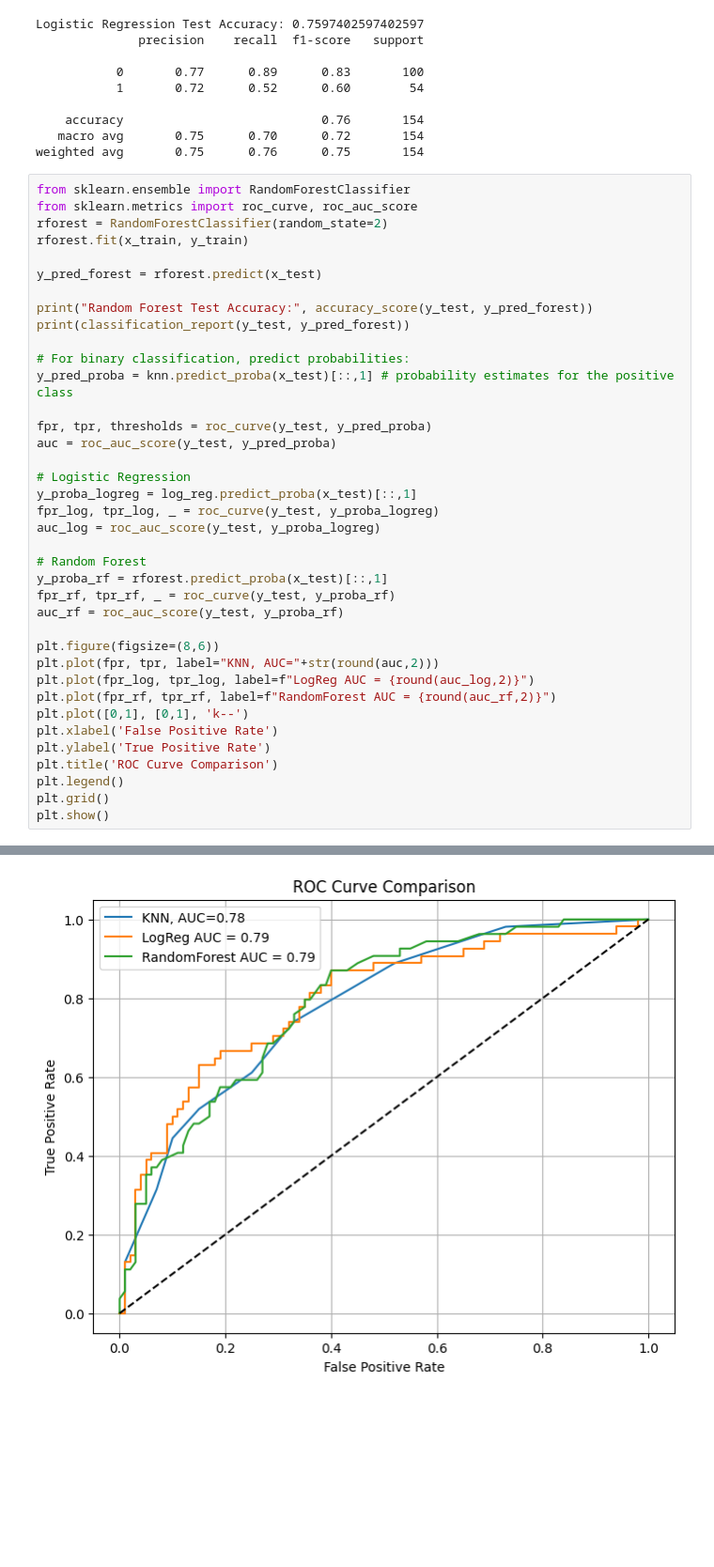
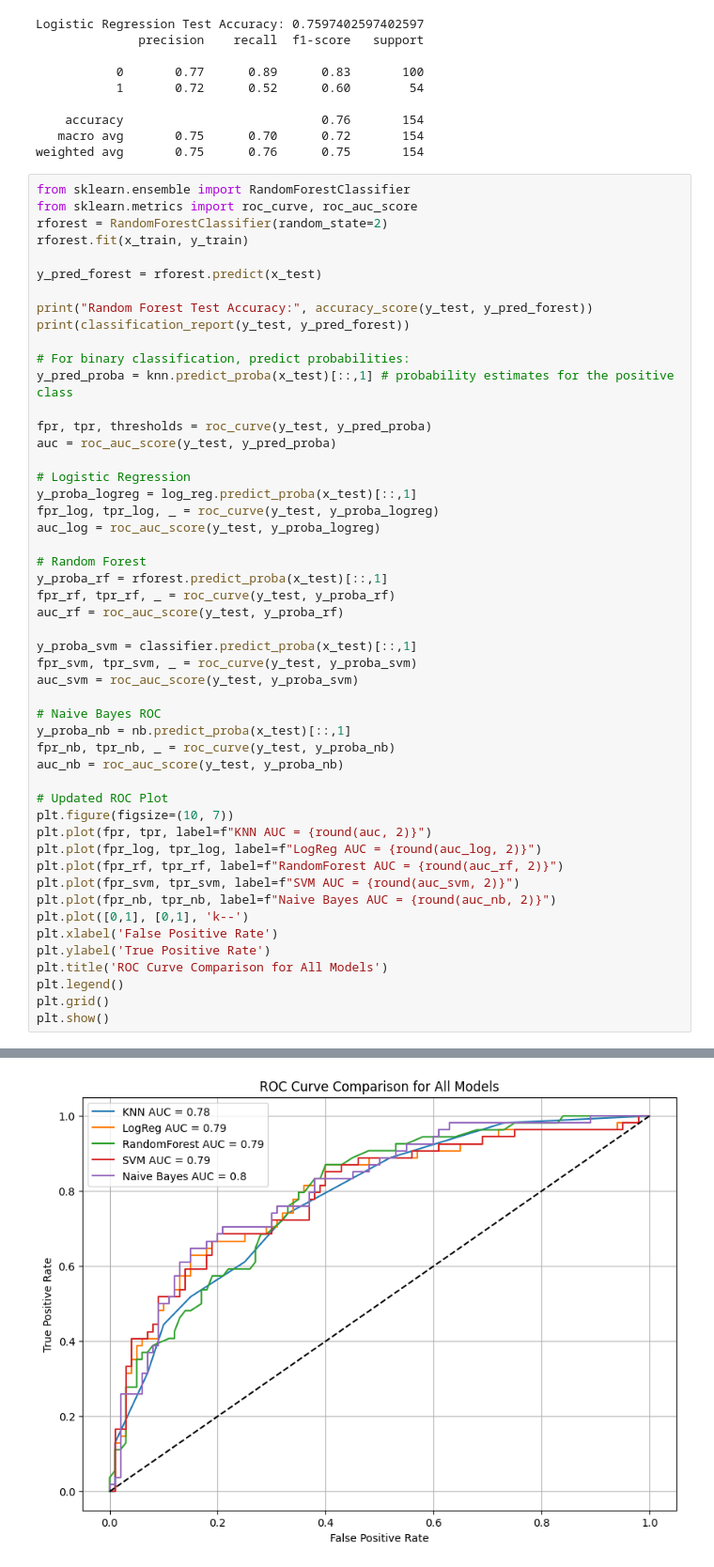
Before and after one commit to katyalmohit/diabetes_prediction_project, a Jupyter notebook: diabetes_prediction.ipynb, the cells around one changed output, grey strips where cells are left out. Shown at 94% size. Cells and saved outputs as stored; diff of their text form; blank space fills up the shorter version.

```diff
--- a/diabetes_prediction.ipynb
+++ b/diabetes_prediction.ipynb
@@ -432,39 +432,51 @@ y_pred_proba = knn.predict_proba(x_test)[::,1] # probability estimates for the p
 
 fpr, tpr, thresholds = roc_curve(y_test, y_pred_proba)
 auc = roc_auc_score(y_test, y_pred_proba)
 
 # Logistic Regression
 y_proba_logreg = log_reg.predict_proba(x_test)[::,1]
 fpr_log, tpr_log, _ = roc_curve(y_test, y_proba_logreg)
 auc_log = roc_auc_score(y_test, y_proba_logreg)
 
 # Random Forest
 y_proba_rf = rforest.predict_proba(x_test)[::,1]
 fpr_rf, tpr_rf, _ = roc_curve(y_test, y_proba_rf)
 auc_rf = roc_auc_score(y_test, y_proba_rf)
 
-plt.figure(figsize=(8,6))
-plt.plot(fpr, tpr, label="KNN, AUC="+str(round(auc,2)))
-plt.plot(fpr_log, tpr_log, label=f"LogReg AUC = {round(auc_log,2)}")
-plt.plot(fpr_rf, tpr_rf, label=f"RandomForest AUC = {round(auc_rf,2)}")
+y_proba_svm = classifier.predict_proba(x_test)[::,1]
+fpr_svm, tpr_svm, _ = roc_curve(y_test, y_proba_svm)
+auc_svm = roc_auc_score(y_test, y_proba_svm)
+
+# Naive Bayes ROC
+y_proba_nb = nb.predict_proba(x_test)[::,1]
+fpr_nb, tpr_nb, _ = roc_curve(y_test, y_proba_nb)
+auc_nb = roc_auc_score(y_test, y_proba_nb)
+
+# Updated ROC Plot
+plt.figure(figsize=(10, 7))
+plt.plot(fpr, tpr, label=f"KNN AUC = {round(auc, 2)}")
+plt.plot(fpr_log, tpr_log, label=f"LogReg AUC = {round(auc_log, 2)}")
+plt.plot(fpr_rf, tpr_rf, label=f"RandomForest AUC = {round(auc_rf, 2)}")
+plt.plot(fpr_svm, tpr_svm, label=f"SVM AUC = {round(auc_svm, 2)}")
+plt.plot(fpr_nb, tpr_nb, label=f"Naive Bayes AUC = {round(auc_nb, 2)}")
 plt.plot([0,1], [0,1], 'k--')
 plt.xlabel('False Positive Rate')
 plt.ylabel('True Positive Rate')
-plt.title('ROC Curve Comparison')
+plt.title('ROC Curve Comparison for All Models')
 plt.legend()
 plt.grid()
 plt.show()
 # %% [output]
 Random Forest Test Accuracy: 0.7207792207792207
               precision    recall  f1-score   support
 
            0       0.75      0.85      0.80       100
            1       0.63      0.48      0.55        54
 
     accuracy                           0.72       154
    macro avg       0.69      0.67      0.67       154
 weighted avg       0.71      0.72      0.71       154
-[figure, old version]
+[figure, new version]
 # %%
 import time
 
```
Also changed, not shown: parts of 13 cells of this notebook, 1 other file.
